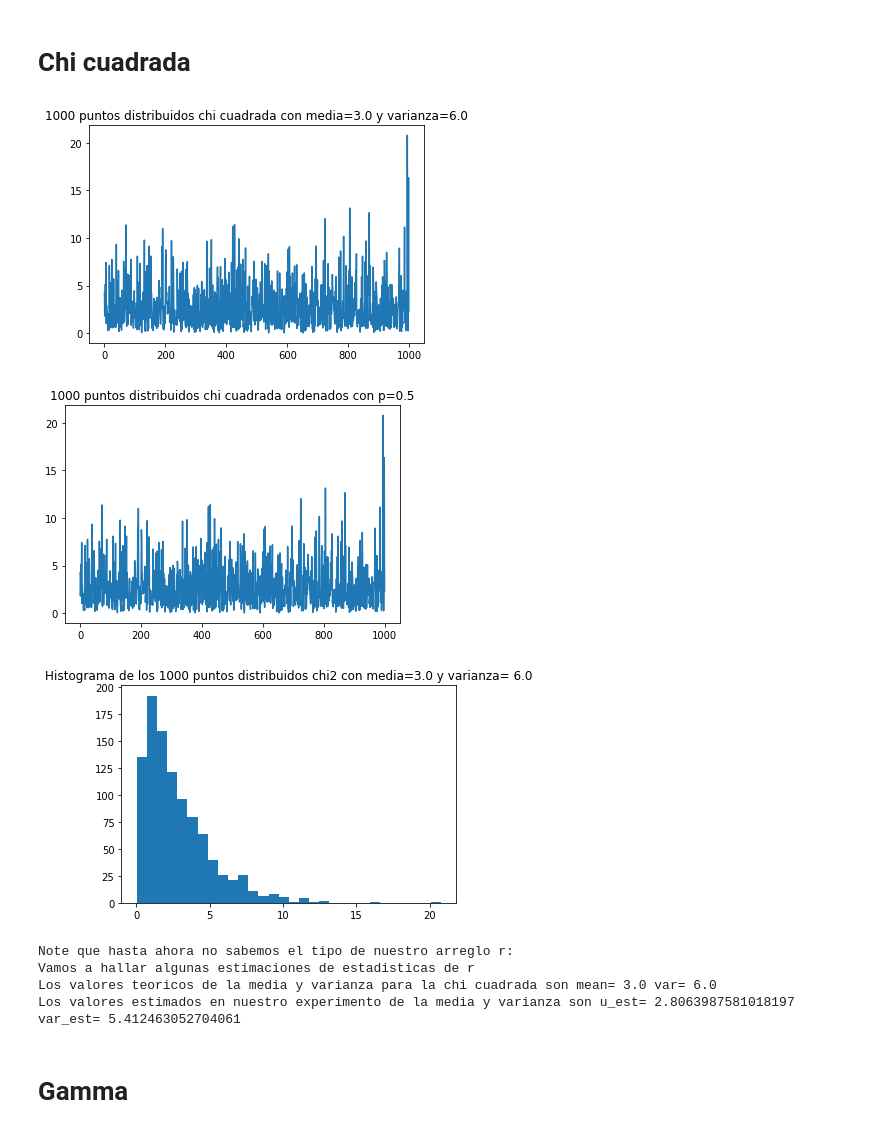
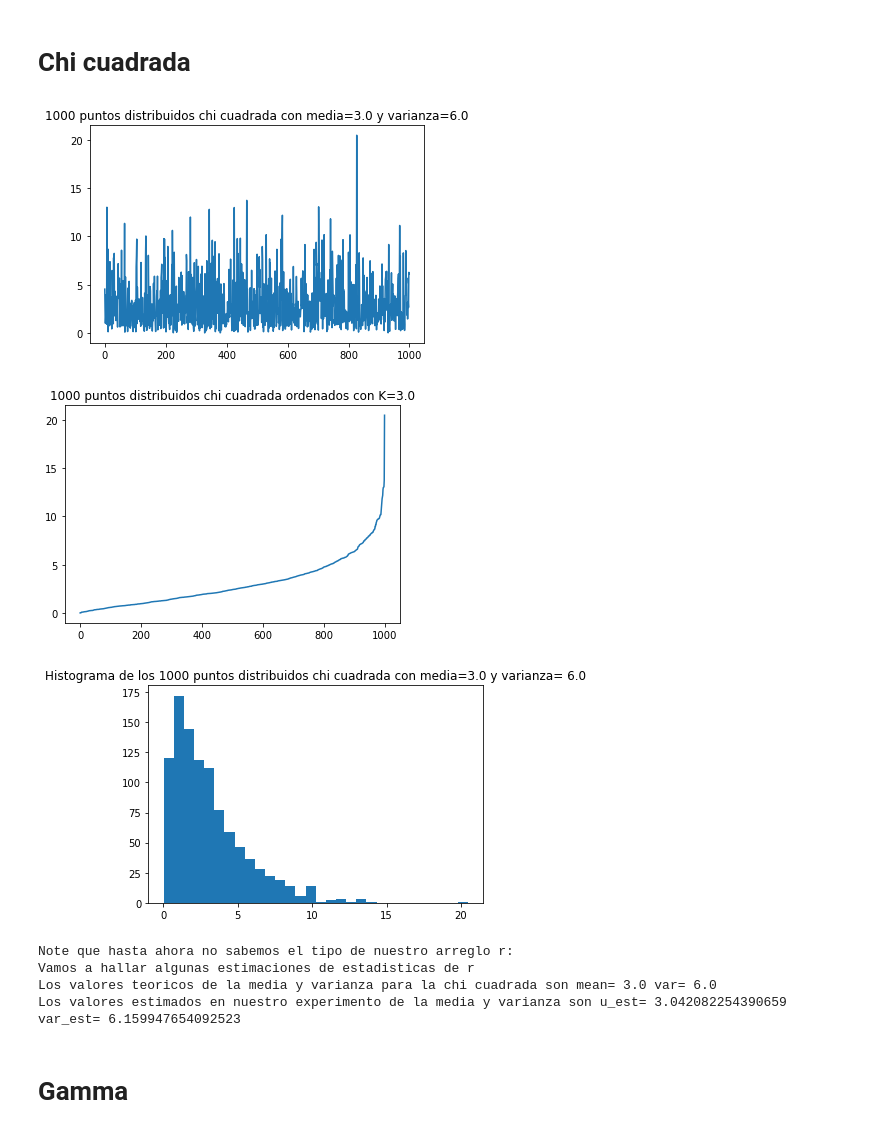
Before and after one commit to MauricioD13/Inteligencia_Artificial, a Jupyter notebook: Tareas/Taller1_Intro_prob.ipynb, the cells around one changed output. Drawn from its saved outputs; the diff is of its cells as text; code cells hidden in the pictures.

```diff
--- a/Tareas/Taller1_Intro_prob.ipynb
+++ b/Tareas/Taller1_Intro_prob.ipynb
@@ -355,36 +369,40 @@ Los valores estimados en nuestro experimento de la media y varianza son u_est= 0
 # %% [markdown]
 # Chi cuadrada
+# %%
+#Chi cuadrada con K grados de libertad
+K=3.0
+from scipy.stats import chi2
+mean, var, skew, kurt = chi2.stats(K, moments='mvsk')
+c2 = chi2.rvs (K, size=N)
+#ver https://docs.scipy.org/doc/scipy-0.14.0/reference/stats.html
+plt.plot(c2)
+plt.title(str(N)+" puntos distribuidos chi cuadrada con media="+str(mean)+" y varianza="+str(var))
+plt.show()
+# %% [output]
+[figure, added]
+# %%
+c2.sort()
+plt.plot(c2)
+plt.title(str(N)+" puntos distribuidos chi cuadrada ordenados con K="+str(K))
+plt.show()
+# %% [output]
+[figure, added]
 # %%
-#Chi cuadrada con K grados de libertad
-K=3.0
-from scipy.stats import chi2
-mean, var, skew, kurt = chi2.stats(K, moments='mvsk')
-c2 = chi2.rvs (K, size=N)
-#ver https://docs.scipy.org/doc/scipy-0.14.0/reference/stats.html
-plt.plot(c2)
-plt.title(str(N)+" puntos distribuidos chi cuadrada con media="+str(mean)+" y varianza="+str(var))
-plt.show()
-r.sort()
-plt.plot(c2)
-plt.title(str(N)+" puntos distribuidos chi cuadrada ordenados con p="+str(p))
-plt.show()
 plt.hist(c2, bins = m)
-plt.title("Histograma de los "+str(N)+" puntos distribuidos chi2 con media="+str(mean)+ " y varianza= "+str(var))
+plt.title("Histograma de los "+str(N)+" puntos distribuidos chi cuadrada con media="+str(mean)+ " y varianza= "+str(var))
 plt.show()
 print("Note que hasta ahora no sabemos el tipo de nuestro arreglo r:")
 print("Vamos a hallar algunas estimaciones de estadisticas de r")
 # ver https://numpy.org/doc/stable/reference/routines.statistics.html
 avg=c2.mean()
 varest=c2.var()
 print("Los valores teoricos de la media y varianza para la chi cuadrada son mean=" ,mean,"var=",var)
 print("Los valores estimados en nuestro experimento de la media y varianza son u_est=" ,avg,"var_est=",varest)
 # %% [output]
-[figure, old version]
+[figure, new version]
-[figure, removed]
-[figure, removed]
 Note que hasta ahora no sabemos el tipo de nuestro arreglo r:
 Vamos a hallar algunas estimaciones de estadisticas de r
 Los valores teoricos de la media y varianza para la chi cuadrada son mean= 3.0 var= 6.0
-Los valores estimados en nuestro experimento de la media y varianza son u_est= 2.8063987581018197 var_est= 5.412463052704061
+Los valores estimados en nuestro experimento de la media y varianza son u_est= 3.042082254390659 var_est= 6.159947654092523
 # %% [markdown]
 # Gamma
```
Also changed, not shown: parts of 15 cells of this notebook, 4 other files.
